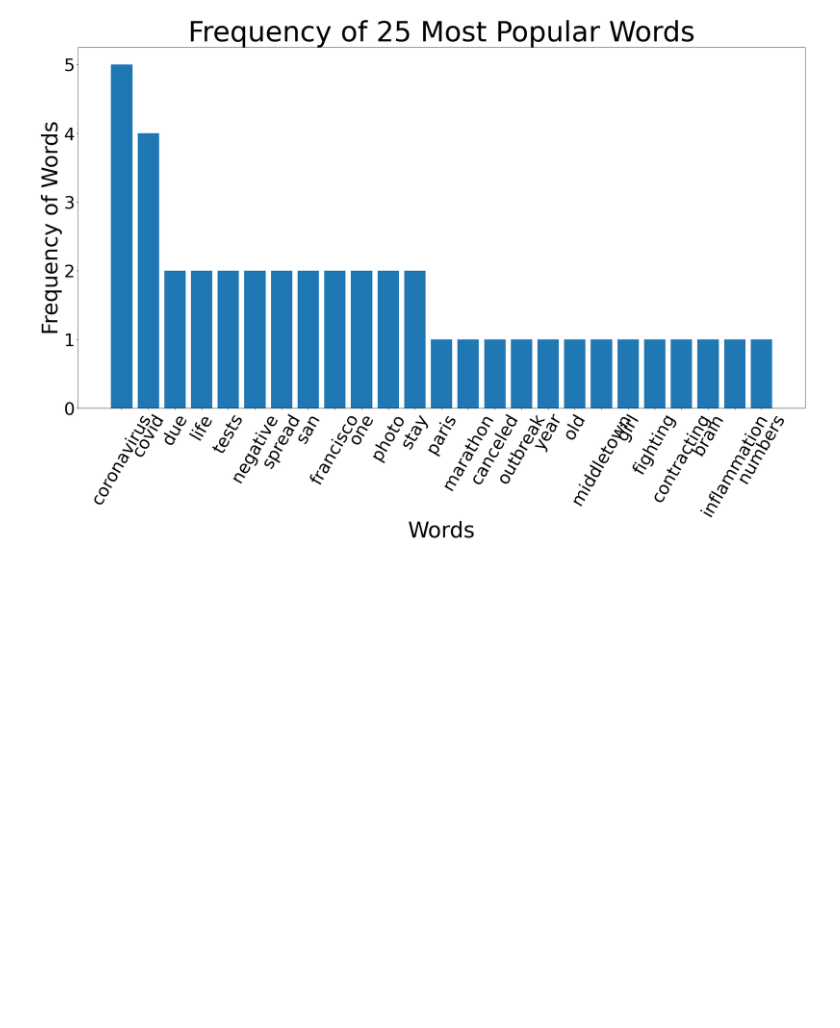
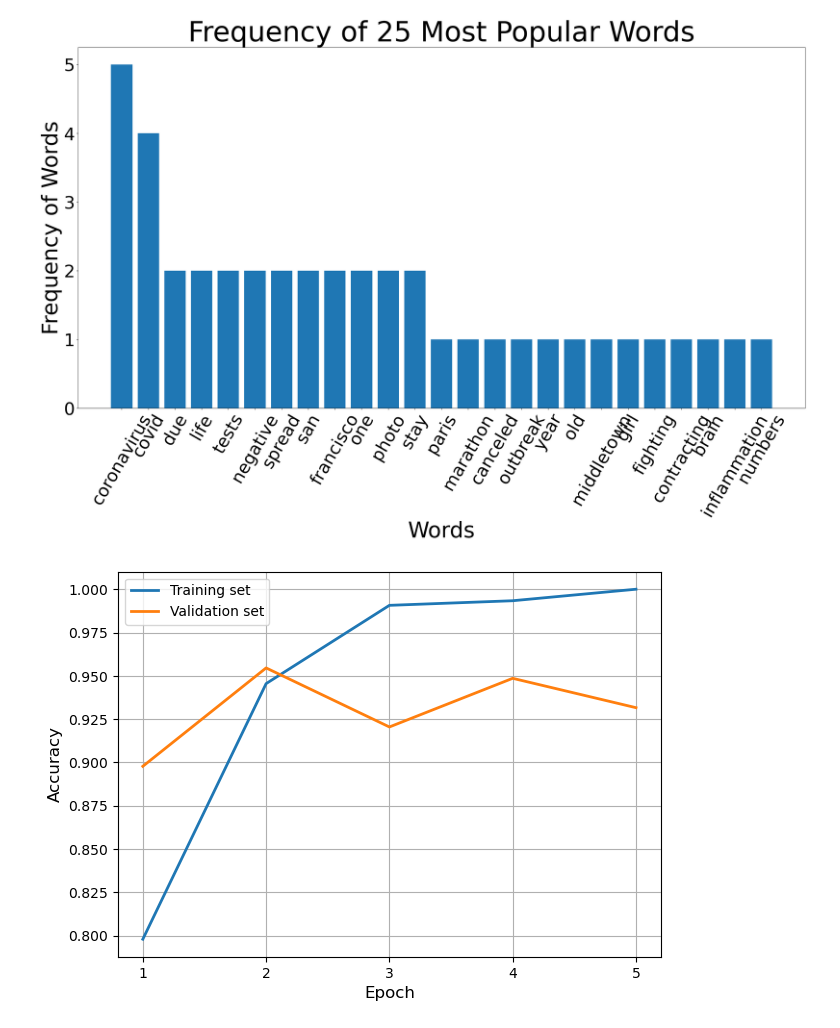
Before and after one commit to AdamixD/NLP-Project, a Jupyter notebook: evaluation/notebooks/Model Evaluation - English 3.ipynb, the cells around one changed output. Drawn from its saved outputs; the diff is of its cells as text; code cells hidden in the pictures; blank space fills up the shorter version.

Commit message:
new series data

```diff
--- a/evaluation/notebooks/Model Evaluation - English 3.ipynb
+++ b/evaluation/notebooks/Model Evaluation - English 3.ipynb
@@ -179,3 +179,21 @@ DataAnalyzer.plot_most_popular_words_histogram(
 )
 # %% [output]
 [figure]
+# %%
+ACCURACY_TRAIN_PATH = "/Users/adamdabkowski/PycharmProjects/NLP-Project/series_data/accuracy_train_english.csv"
+ACCURACY_VALIDATION_PATH = "/Users/adamdabkowski/PycharmProjects/NLP-Project/series_data/accuracy_validation_english.csv"
+LOSS_TRAIN_PATH = "/Users/adamdabkowski/PycharmProjects/NLP-Project/series_data/loss_train_english.csv"
+LOSS_VALIDATION_PATH = "/Users/adamdabkowski/PycharmProjects/NLP-Project/series_data/loss_validation_english.csv"
+
+accuracy_train = pd.read_csv(ACCURACY_TRAIN_PATH)["Value"]
+accuracy_validation = pd.read_csv(ACCURACY_VALIDATION_PATH)["Value"]
+loss_train = pd.read_csv(LOSS_TRAIN_PATH)["Value"]
+loss_validation = pd.read_csv(LOSS_VALIDATION_PATH)["Value"]
+# %%
+ModelEvaluator.plot_history(
+    train_history=accuracy_train,
+    validation_history=accuracy_validation,
+    metric="Accuracy"
+)
+# %% [output]
+[figure, added]
```
Also changed, not shown: parts of 1 cell of this notebook, 25 other files.
